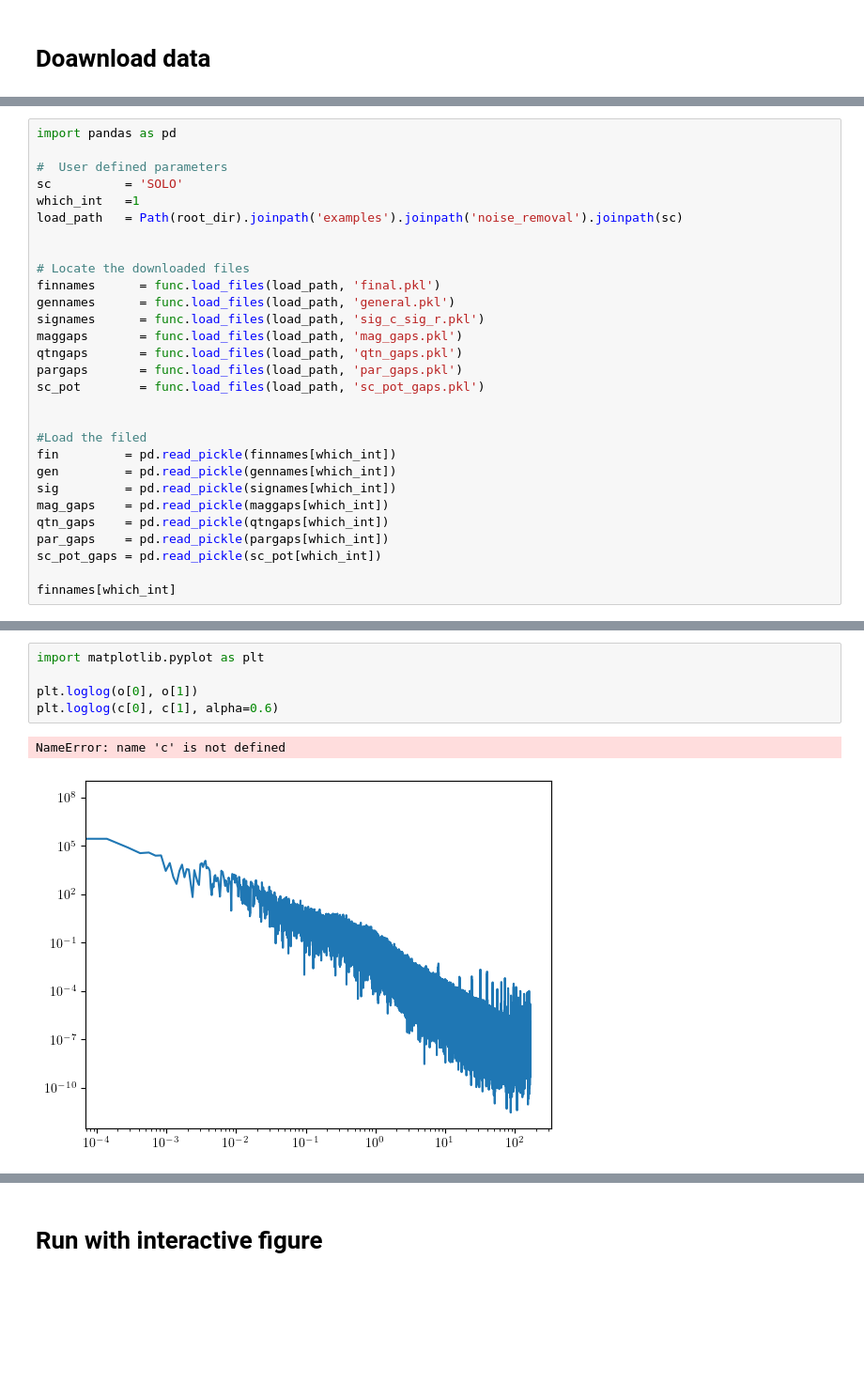
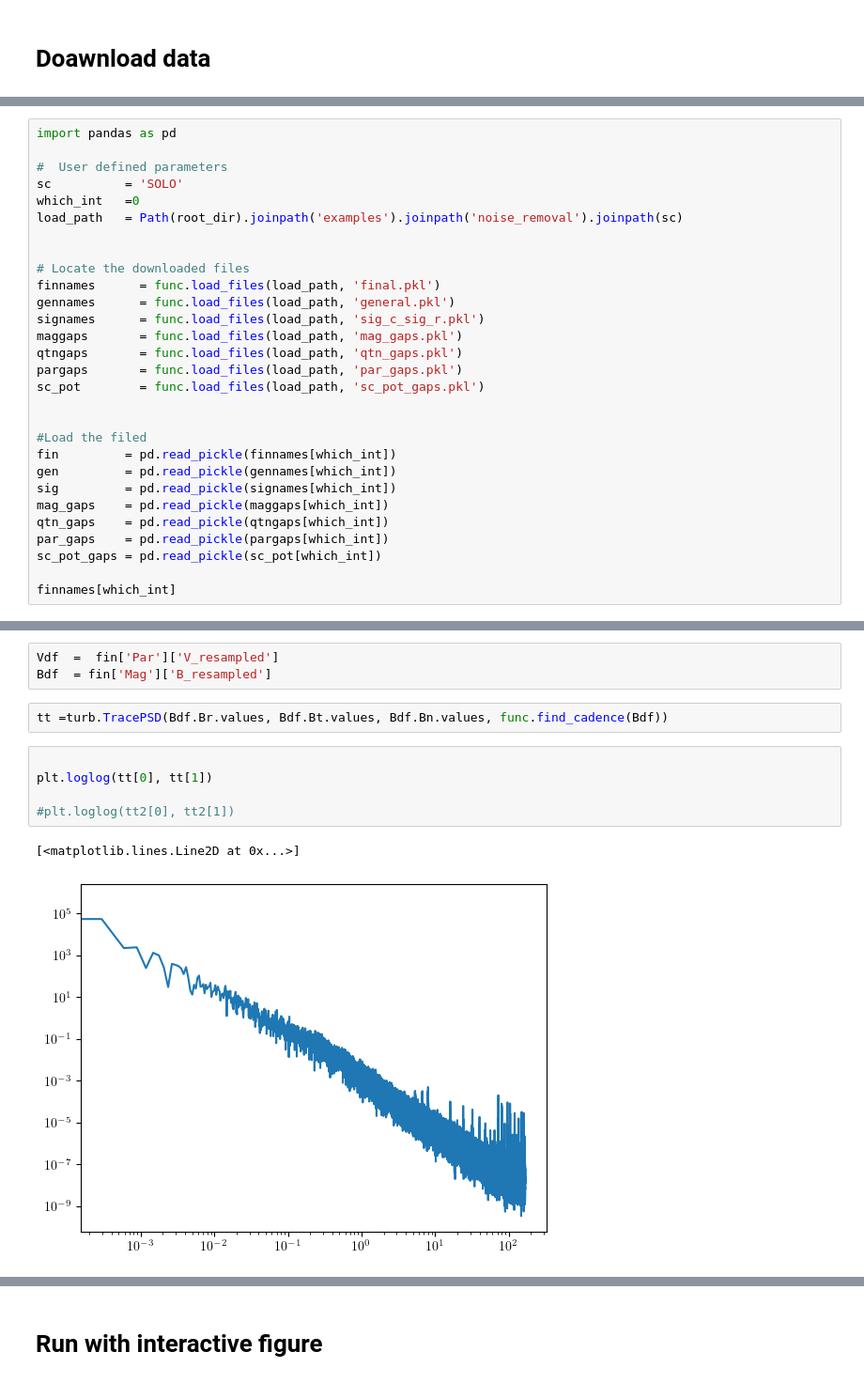
Before and after one commit to nsioulas/MHDTurbPy, a Jupyter notebook: Notebooks_Examples/SOLO.ipynb, the cells around one changed output, grey strips where cells are left out. Shown at 94% size. Drawn from its saved outputs; the diff is of its cells as text; blank space fills up the shorter version.

```diff
--- a/Notebooks_Examples/SOLO.ipynb
+++ b/Notebooks_Examples/SOLO.ipynb
@@ -292,7 +286,7 @@ import pandas as pd
 
 #  User defined parameters
 sc          = 'SOLO'
-which_int   =1
+which_int   =0
 load_path   = Path(root_dir).joinpath('examples').joinpath('noise_removal').joinpath(sc)
 
 
@@ -1174,8 +322,13 @@ plt.loglog(o[0], o[1])
+# %%
+Vdf  =  fin['Par']['V_resampled']
+Bdf  = fin['Mag']['B_resampled']
+# %%
+tt =turb.TracePSD(Bdf.Br.values, Bdf.Bt.values, Bdf.Bn.values, func.find_cadence(Bdf))
 # %%
-import matplotlib.pyplot as plt
 
-plt.loglog(o[0], o[1])
-plt.loglog(c[0], c[1], alpha=0.6)
+plt.loglog(tt[0], tt[1])
+
+#plt.loglog(tt2[0], tt2[1])
 # %% [output]
-NameError: name 'c' is not defined
+[<matplotlib.lines.Line2D at 0x...>]
-[figure, old version]
+[figure, new version]
```
Also changed, not shown: parts of 53 cells of this notebook, 32 other files.
